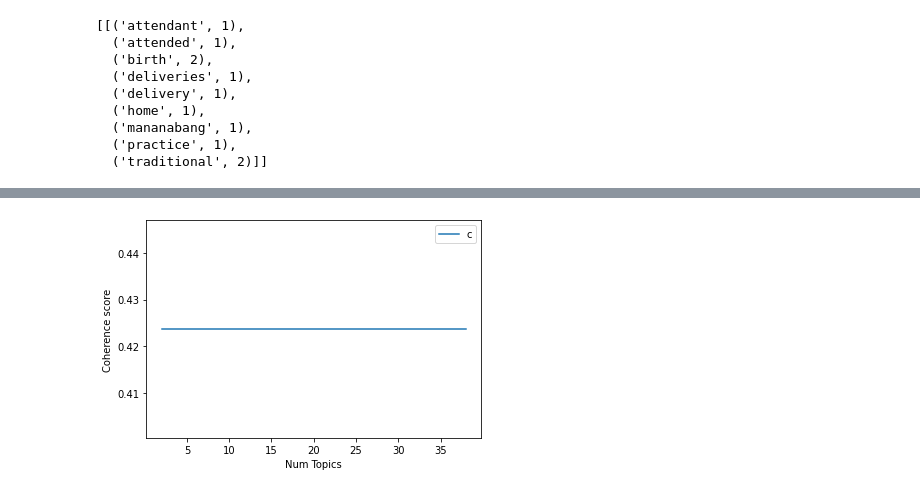
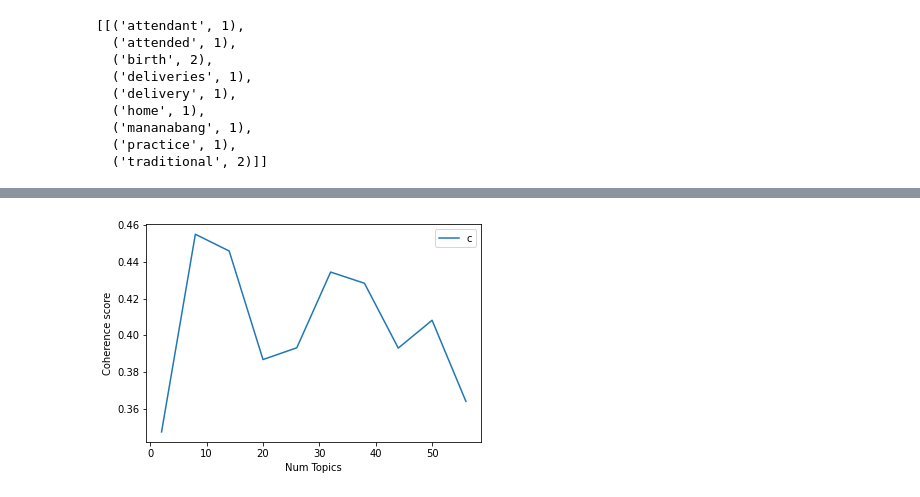
Before and after one commit to crorsavir54/ordinance-LDAmodel, a Jupyter notebook: LDA-TAGUM.ipynb, the cells around one changed output, grey strips where cells are left out. Saved outputs shown, nothing was run; the diff lists cells and outputs as text; code cells hidden in the pictures.

```diff
--- a/LDA-TAGUM.ipynb
+++ b/LDA-TAGUM.ipynb
@@ -236,7 +193,7 @@ id2word[0]
 # Build LDA model
 lda_model = gensim.models.ldamodel.LdaModel(corpus=corpus,
                                            id2word=id2word,
-                                           num_topics=7,
+                                           num_topics=8,
                                            random_state=123,
                                            update_every=1,
                                            chunksize=100,
@@ -299,30 +239,4 @@ topic
 # %%
-# def compute_coherence_values(dictionary, corpus, texts, limit, start=2, step=3):
-#     """
-#     Compute c_v coherence for various number of topics
-
-#     Parameters:
-#     ----------
-#     dictionary : Gensim dictionary
-#     corpus : Gensim corpus
-#     texts : List of input texts
-#     limit : Max num of topics
-
-#     Returns:
-#     -------
-#     model_list : List of LDA topic models
-#     coherence_values : Coherence values corresponding to the LDA model with respective number of topics
-#     """
-#     coherence_values = []
-#     model_list = []
-#     for num_topics in range(start, limit, step):
-#         model = gensim.models.wrappers.LdaMallet(mallet_path, corpus=corpus, num_topics=num_topics, id2word=id2word)
-#         model_list.append(model)
-#         coherencemodel = CoherenceModel(model=model, texts=texts, dictionary=dictionary, coherence='c_v')
-#         coherence_values.append(coherencemodel.get_coherence())
-
-#     return model_list, coherence_values
-
 def compute_coherence_values(dictionary, corpus, texts, limit, start=2, step=3):
     """
     Compute c_v coherence for various number of topics
@@ -342,26 +256,34 @@ def compute_coherence_values(dictionary, corpus, texts, limit, start=2, step=3):
     coherence_values = []
     model_list = []
     for num_topics in range(start, limit, step):
-#         model = gensim.models.wrappers.LdaMallet(mallet_path, corpus=corpus, num_topics=num_topics, id2word=id2word)
-#         model_list.append(model)
+        lda_model = gensim.models.ldamodel.LdaModel(corpus=corpus,
+                                           id2word=id2word,
+                                           num_topics=num_topics,
+                                           random_state=123,
+                                           update_every=1,
+                                           chunksize=100,
+                                           passes=30,
+                                           alpha='auto',
+                                           per_word_topics=True)
+        model_list.append(lda_model)
         coherencemodel = CoherenceModel(model=lda_model, texts=texts, dictionary=dictionary, coherence='c_v')
         coherence_values.append(coherencemodel.get_coherence())
 
     return model_list, coherence_values
 # %%
-model_list, coherence_values = compute_coherence_values(dictionary=id2word, corpus=corpus, texts=texts, start=2, limit=40, step=6)
+model_list, coherence_values = compute_coherence_values(dictionary=id2word, corpus=corpus, texts=texts, start=2, limit=60, step=6)
 # %%
 # Show graph to find optimal number of topics
 # Coherence value not going flat seems unlikely or probably wrong
-limit=40; start=2; step=6;
+limit=60; start=2; step=6;
 x = range(start, limit, step)
 plt.plot(x, coherence_values)
 plt.xlabel("Num Topics")
 plt.ylabel("Coherence score")
 plt.legend(("coherence_values"), loc='best')
 plt.show()
 # %% [output]
-[figure, old version]
+[figure, new version]
 # %%
 # Print the coherence scores with increasing number of topics
 
```
Also changed, not shown: parts of 24 cells of this notebook, 4 other files.
